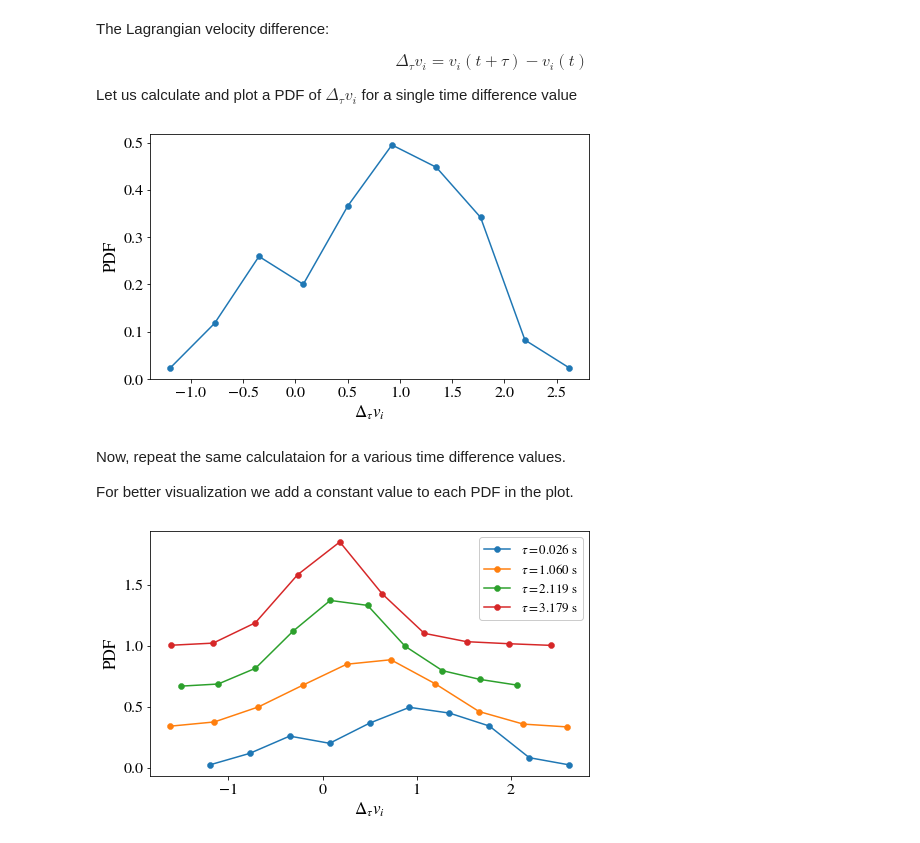
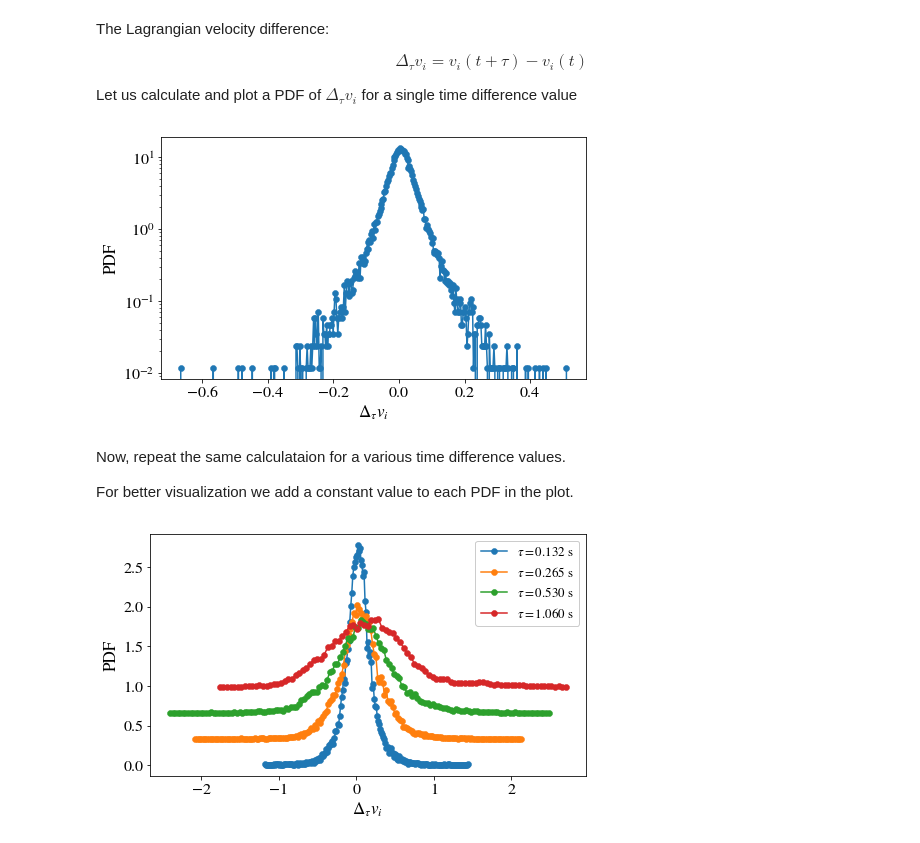
Before and after one commit to OpenPTV/lagrangian_plotting_library, a Jupyter notebook: Tutorials.ipynb, the cells around one changed output. Drawn from its saved outputs; the diff is of its cells as text; code cells hidden in the pictures.

Commit message:
fixed a bug and added nicer PDFs for the velocity differences

```diff
--- a/Tutorials.ipynb
+++ b/Tutorials.ipynb
@@ -213,57 +213,61 @@ axis = 0  # velocity component  (i)
 delta_v_list = []
 
 for traj in traj_list:
-    delta_v = traj.velocity()[-dt:,axis] - traj.velocity()[:dt,axis]
+    v_t = traj.velocity()[:-dt,axis]
+    v_t_plus_tau = traj.velocity()[dt:,axis]
+    delta_v = v_t_plus_tau - v_t
     delta_v_list += list(delta_v)
 
 
 # calculate the PDF:
-hist = np.histogram(delta_v_list, bins=10, normed=True)
+hist = np.histogram(delta_v_list, bins='auto', normed=True)
 x_ = 0.5 * (hist[1][1:] + hist[1][:-1])
 y_ = hist[0]
 
 # plot:
 fig, ax = plt.subplots()
-ax.plot(x_, y_, 'o-')
+ax.semilogy(x_, y_, 'o-')
 ax.set_xlabel(r'$\Delta_\tau v_i$')
 ax.set_ylabel(r'PDF')
 
 plt.tight_layout()
 # %% [output]
-[figure, old version]
+[figure, new version]
 # %% [markdown]
 Now, repeat the same calculataion for a various time difference values.
 
 For better visualization we add a constant value to each PDF in the plot.
 # %%
-dt_list = [1, 40, 80, 120]    # time difference    (tau)
+dt_list = [5, 10, 20, 40]    # time difference    (tau)
 axis = 0                      # velocity component (i)
 
 
 fig, ax = plt.subplots()
 
 
 for i in range(len(dt_list)):
 
     dt = dt_list[i]
     delta_v_list = []
 
     for traj in traj_list:
-        delta_v = traj.velocity()[-dt:,axis] - traj.velocity()[:dt,axis]
+        v_t = traj.velocity()[:-dt,axis]
+        v_t_plus_tau = traj.velocity()[dt:,axis]
+        delta_v = v_t_plus_tau - v_t
         delta_v_list += list(delta_v)
 
-    hist = np.histogram(delta_v_list, bins=10, normed=True)
+    hist = np.histogram(delta_v_list, bins='auto', normed=True)
     x_ = 0.5 * (hist[1][1:] + hist[1][:-1])
     y_ = hist[0]
 
     label = r'$\tau = %.3f$ s'%(dt / FPS)
-    ax.plot(x_, y_ + i*0.333, 'o-', label=label)
+    ax.plot(x_, y_ + (i)*0.33, '-o', label=label)
 
 ax.legend()
 
 ax.set_xlabel(r'$\Delta_\tau v_i$')
 ax.set_ylabel(r'PDF')
 
 plt.tight_layout()
 # %% [output]
-[figure, old version]
+[figure, new version]
```
Also changed, not shown: parts of 2 cells of this notebook.
